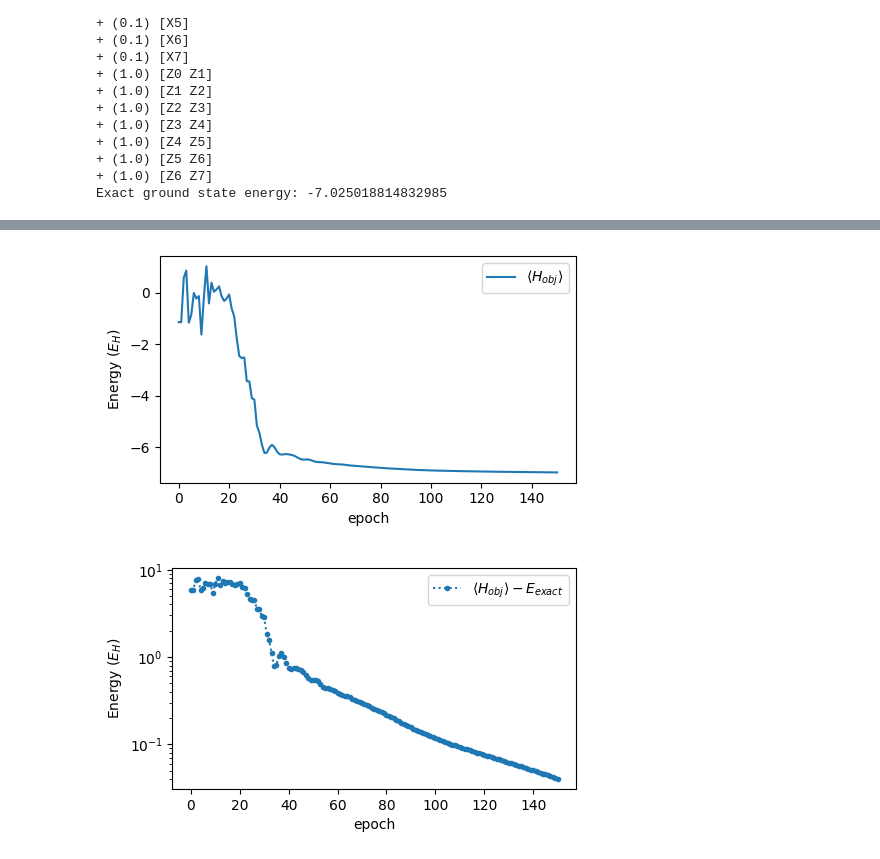
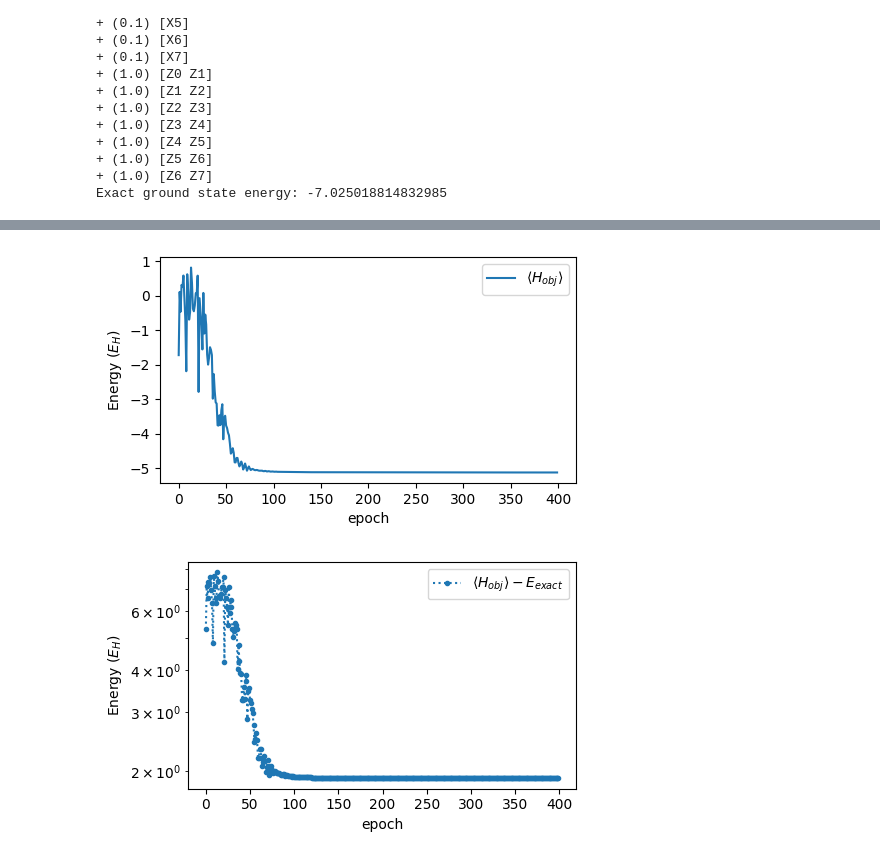
Before and after one commit to jorgegponce/perceptron-loss-landscapes, a Jupyter notebook: Analog Landscape/perceptron_pulse_programming.ipynb, the cells around one changed output, grey strips where cells are left out. Cells and saved outputs as stored; diff of their text form; code cells hidden in the pictures.

```diff
--- a/Analog Landscape/perceptron_pulse_programming.ipynb
+++ b/Analog Landscape/perceptron_pulse_programming.ipynb
@@ -129,46 +129,63 @@ plt.show()
 
 from datetime import datetime
 
-n_epochs = 150
-param_vector = perceptron.get_random_parameter_vector(284)
+n_epochs = 400
+param_vector = perceptron.get_random_parameter_vector(8098)
+
 
 # The following block creates a constant schedule of the learning rate
 # that increases from 0.1 to 0.5 after 10 epochs
 schedule0 = optax.constant_schedule(1)
-schedule1 = optax.constant_schedule(0.1)
-schedule = optax.join_schedules([schedule0, schedule1], [30])
+schedule1 = optax.constant_schedule(0.2)
+schedule = optax.join_schedules([schedule0, schedule1], [50])
 optimizer = optax.adam(learning_rate=schedule)
-# optimizer = optax.optimistic_gradient_descent(learning_rate=0.005)
+# optimizer = optax.adam(learning_rate=1)
 opt_state = optimizer.init(param_vector)
 
-energy = np.zeros(n_epochs + 1)
-energy[0] = loss(param_vector)
+energies = np.zeros(n_epochs )
+# energy[0] = loss(param_vector)
 mean_gradients = np.zeros(n_epochs)
+
+gradients_trajectory = []
 param_trajectory = []
 
 ## Compile the evaluation and gradient function and report compilation time
-time0 = datetime.now()
+time0 = time()
 _ = value_and_grad(param_vector)
-time1 = datetime.now()
-print(f"grad and val compilation time: {time1 - time0}")
+time1 = time()
+
+# print(f"grad and val compilation time: {time1 - time0}")
 
 
 ## Optimization loop
 for n in range(n_epochs):
     val, grads = value_and_grad(param_vector)
     updates, opt_state = optimizer.update(grads, opt_state)
+
+    mean_gradients[n] = np.mean(np.abs(grads))
+    energies[n] = val
+    param_trajectory.append(param_vector)
+    gradients_trajectory.append(grads)
+
     param_vector = optax.apply_updates(param_vector, updates)
 
-    mean_gradients[n] = np.mean(np.abs(grads))
-    energy[n+1] = val
+    # mean_gradients[n] = np.mean(np.abs(grads))
+    # energy[n+1] = val
 
     # print(f"            param: {param_vector}")
 
     if not n % 10:
         print(f"{n+1} / {n_epochs}; energy discrepancy: {val-e_ground_state_exact}")
         print(f"mean grad: {mean_gradients[n]}")
+        print(f'gradient norm: {jnp.linalg.norm(grads)}')
+        if n>=2:
+            print(f'difference of gradients: {jnp.linalg.norm(grads-gradients_trajectory[-2])}')
 
 
+    # if jnp.linalg.norm(gradients_trajectory[n-1] - mean_gradients[n]) < 1e-3:
 
-print(f"Found ground state: {energy[-1]}")
+    #     break
+
+
+print(f"Found ground state: {energies[-1]}")
 # %% [output]
@@ -192,7 +209,7 @@ Found ground state: -6.9844236640242485
 # %%
 fig, ax = plt.subplots(nrows=1, figsize=(5, 3), sharex=True)
 
-y = energy
+y = energies
 ax.plot(y, label="$\\langle H_{{obj}}\\rangle$")
 # ax.plot(y, ".:", label="$\\langle H_{{obj}}\\rangle$")
 # ax.fill_between([0, len(y)], [1e-3] * 2, 3e-4, alpha=0.2, label="chem acc.")
@@ -204,22 +221,22 @@ ax.legend()
 plt.tight_layout()
 plt.show()
 # %% [output]
-[figure, old version]
+[figure, new version]
 # %%
 fig, ax = plt.subplots(nrows=1, figsize=(5, 3), sharex=True)
 
-y = energy - e_ground_state_exact
+y = energies - e_ground_state_exact
 ax.plot(y, ".:", label="$\\langle H_{{obj}}\\rangle - E_{exact}$")
 # ax.fill_between([0, len(y)], [1e-3] * 2, 3e-4, alpha=0.2, label="chem acc.")
 ax.set_yscale("log")
 ax.set_ylabel("Energy ($E_H$)")
 ax.set_xlabel("epoch")
 ax.legend()
 
 plt.tight_layout()
 plt.show()
 # %% [output]
-[figure, old version]
+[figure, new version]
 # %%
 fig, ax = plt.subplots(nrows=1, figsize=(5, 3), sharex=True)
 
```
Also changed, not shown: parts of 10 cells of this notebook, 4 other files.
